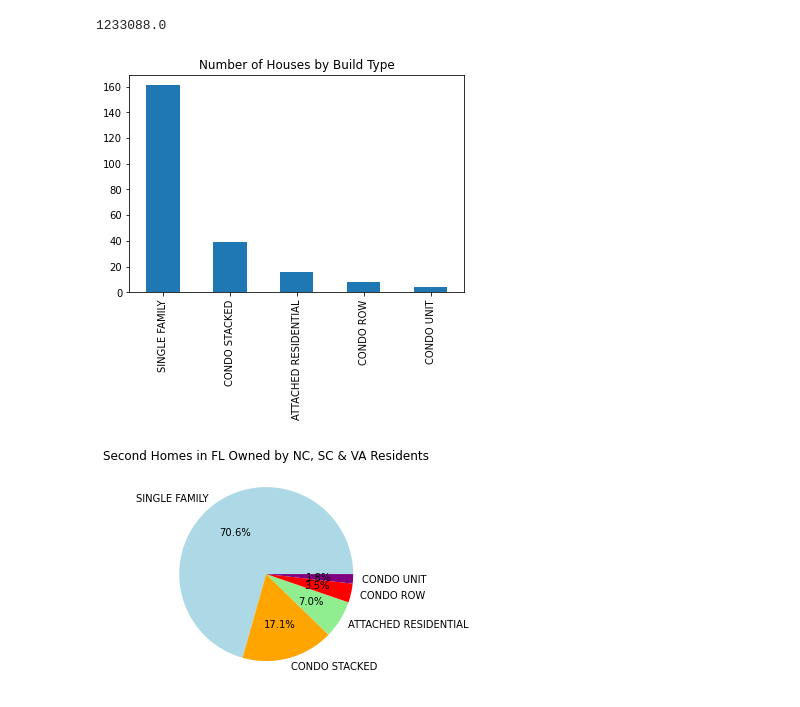
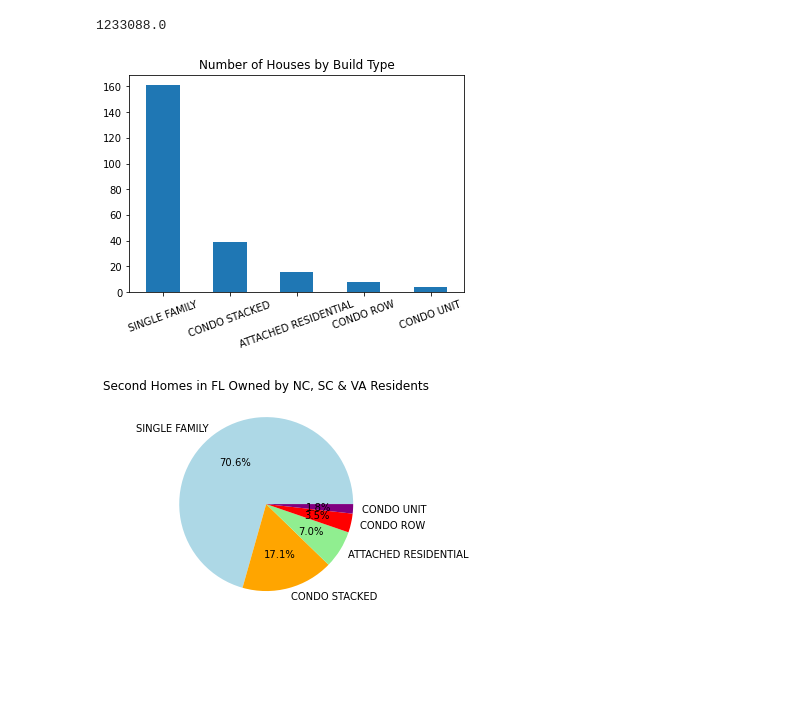
Before and after one commit to ajwu100/GROUP-9-PROJECT-1, a Jupyter notebook: house_attributes.ipynb, the cells around one changed output. Drawn from its saved outputs; the diff is of its cells as text; code cells hidden in the pictures; blank space fills up the shorter version.

```diff
--- a/house_attributes.ipynb
+++ b/house_attributes.ipynb
@@ -91,11 +91,13 @@ See the caveats in the documentation: https://pandas.pydata.org/pandas-docs/stab
 # %%
 #bar chart of build types
 
 house_type.plot(kind="bar", x="TypeOfResidence", y=house_type)
+plt.xticks(rotation=20)
 plt.title("Number of Houses by Build Type")
+plt.tight_layout
 plt.savefig("houses by build type")
 # %% [output]
-[figure, old version]
+[figure, new version]
 # %%
 #create pie chart of house types
 
```
Also changed, not shown: 2 other files.
